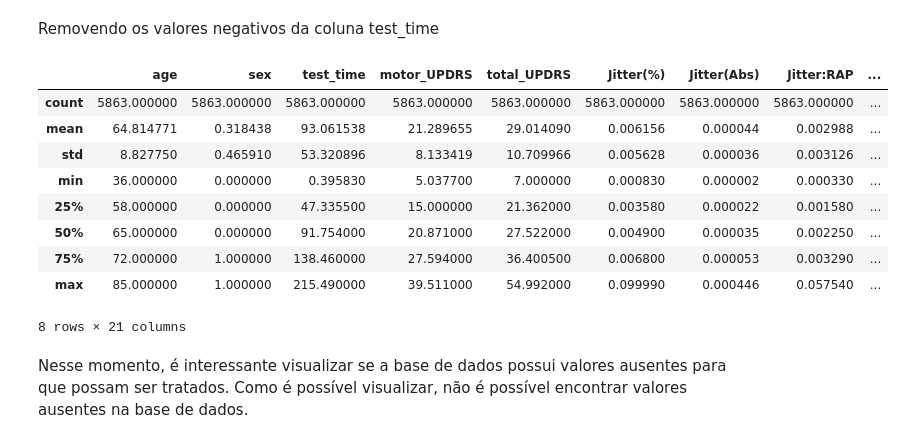
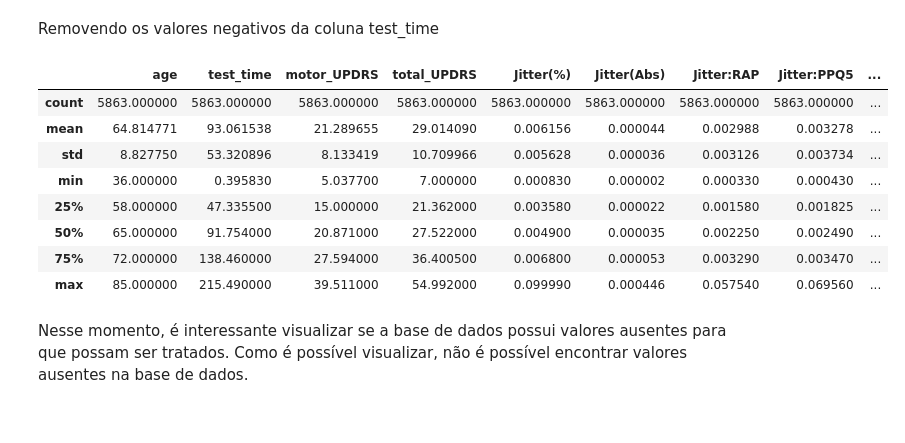
Before and after one commit to KacioSilva/ProjetoAM, a Jupyter notebook: Prova_AM.ipynb, the cells around one changed output. Cells and saved outputs as stored; diff of their text form; code cells hidden in the pictures.

```diff
--- a/Prova_AM.ipynb
+++ b/Prova_AM.ipynb
@@ -74,18 +74,17 @@ df.drop('sex', axis=1).describe()
 Removendo os valores negativos da coluna test_time
 # %%
 df = df[df['test_time'] >= 0]
-df.describe()
+df.drop('sex', axis=1).describe()
 # %% [output]
-|  | age | sex | test_time | motor_UPDRS | total_UPDRS | Jitter(%) | Jitter(Abs) | Jitter:RAP | ... |
+|  | age | test_time | motor_UPDRS | total_UPDRS | Jitter(%) | Jitter(Abs) | Jitter:RAP | Jitter:PPQ5 | ... |
 | count | 5863.000000 | 5863.000000 | 5863.000000 | 5863.000000 | 5863.000000 | 5863.000000 | 5863.000000 | 5863.000000 | ... |
-| mean | 64.814771 | 0.318438 | 93.061538 | 21.289655 | 29.014090 | 0.006156 | 0.000044 | 0.002988 | ... |
-| std | 8.827750 | 0.465910 | 53.320896 | 8.133419 | 10.709966 | 0.005628 | 0.000036 | 0.003126 | ... |
-| min | 36.000000 | 0.000000 | 0.395830 | 5.037700 | 7.000000 | 0.000830 | 0.000002 | 0.000330 | ... |
-| 25% | 58.000000 | 0.000000 | 47.335500 | 15.000000 | 21.362000 | 0.003580 | 0.000022 | 0.001580 | ... |
-| 50% | 65.000000 | 0.000000 | 91.754000 | 20.871000 | 27.522000 | 0.004900 | 0.000035 | 0.002250 | ... |
-| 75% | 72.000000 | 1.000000 | 138.460000 | 27.594000 | 36.400500 | 0.006800 | 0.000053 | 0.003290 | ... |
-| max | 85.000000 | 1.000000 | 215.490000 | 39.511000 | 54.992000 | 0.099990 | 0.000446 | 0.057540 | ... |
+| mean | 64.814771 | 93.061538 | 21.289655 | 29.014090 | 0.006156 | 0.000044 | 0.002988 | 0.003278 | ... |
+| std | 8.827750 | 53.320896 | 8.133419 | 10.709966 | 0.005628 | 0.000036 | 0.003126 | 0.003734 | ... |
+| min | 36.000000 | 0.395830 | 5.037700 | 7.000000 | 0.000830 | 0.000002 | 0.000330 | 0.000430 | ... |
+| 25% | 58.000000 | 47.335500 | 15.000000 | 21.362000 | 0.003580 | 0.000022 | 0.001580 | 0.001825 | ... |
+| 50% | 65.000000 | 91.754000 | 20.871000 | 27.522000 | 0.004900 | 0.000035 | 0.002250 | 0.002490 | ... |
+| 75% | 72.000000 | 138.460000 | 27.594000 | 36.400500 | 0.006800 | 0.000053 | 0.003290 | 0.003470 | ... |
+| max | 85.000000 | 215.490000 | 39.511000 | 54.992000 | 0.099990 | 0.000446 | 0.057540 | 0.069560 | ... |
-8 rows × 21 columns
 # %% [markdown]
 Nesse momento, é interessante visualizar se a base de dados possui valores ausentes para que possam ser tratados. Como é possível visualizar, não é possível encontrar valores ausentes na base de dados.
 # %%
```
Also changed, not shown: parts of 10 cells of this notebook.
